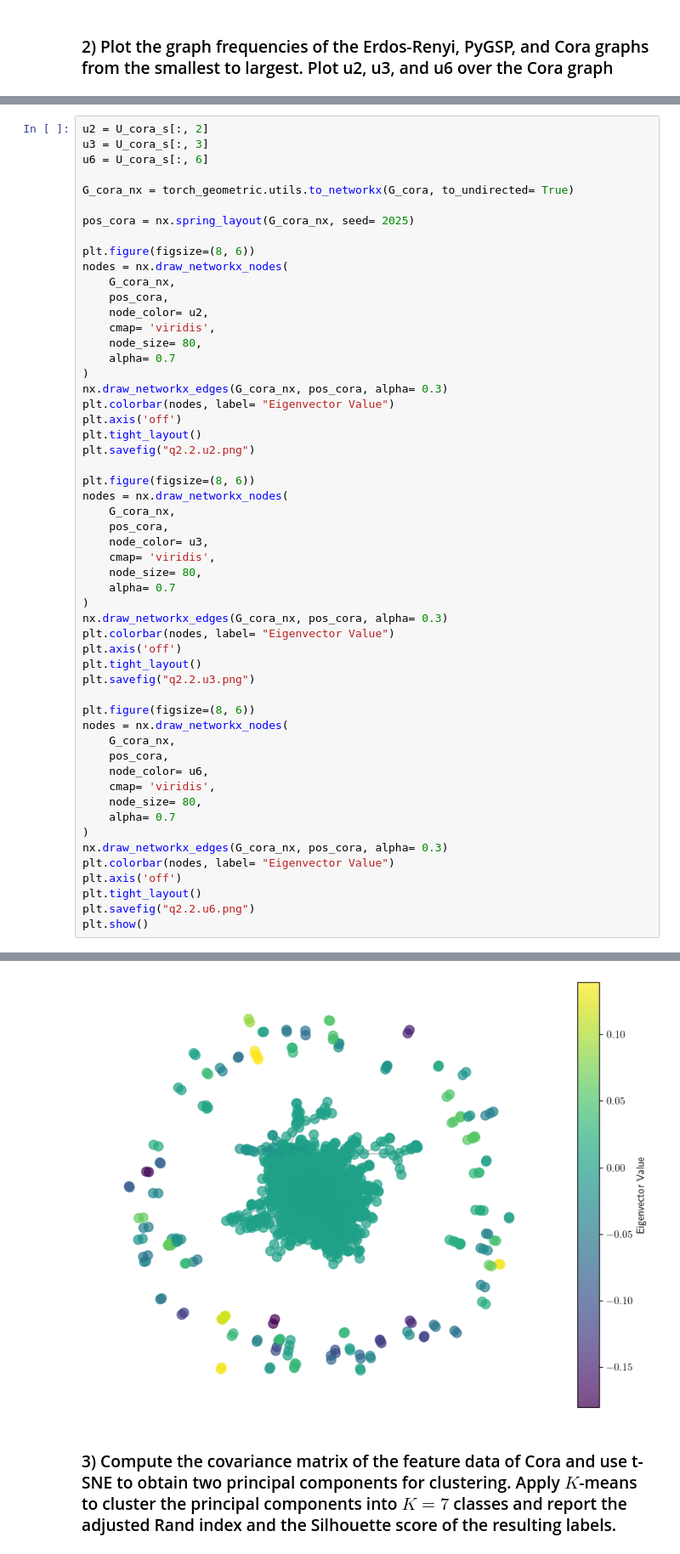
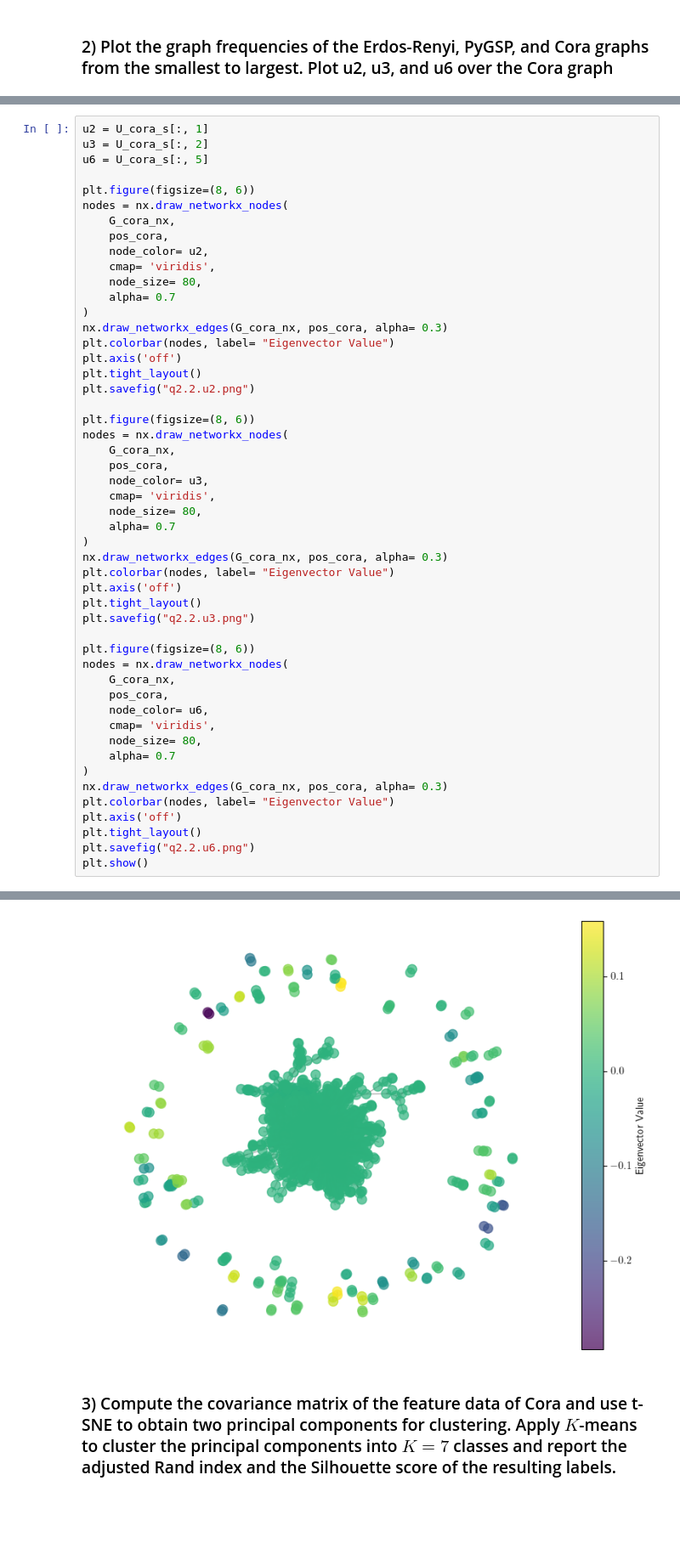
Before and after one commit to rb668/ECE-5260-rb668, a Jupyter notebook: mt2.ipynb, the cells around one changed output, grey strips where cells are left out. Shown at 85% size. Drawn from its saved outputs; the diff is of its cells as text; blank space fills up the shorter version.

```diff
--- a/mt2.ipynb
+++ b/mt2.ipynb
@@ -155,11 +194,7 @@ plt.show()
 # %%
-u2 = U_cora_s[:, 2]
-u3 = U_cora_s[:, 3]
-u6 = U_cora_s[:, 6]
-
-G_cora_nx = torch_geometric.utils.to_networkx(G_cora, to_undirected= True)
-
-pos_cora = nx.spring_layout(G_cora_nx, seed= 2025)
+u2 = U_cora_s[:, 1]
+u3 = U_cora_s[:, 2]
+u6 = U_cora_s[:, 5]
 
 plt.figure(figsize=(8, 6))
 nodes = nx.draw_networkx_nodes(
@@ -212,4 +247,4 @@ plt.show()
-[figure, old version]
+[figure, new version]
 # %% [markdown]
 ### 3) Compute the covariance matrix of the feature data of Cora and use t-SNE to obtain two principal components for clustering. Apply $K$-means to cluster the principal components into $K = 7$ classes and report the adjusted Rand index and the Silhouette score of the resulting labels.
 # %%
```
Also changed, not shown: parts of 9 cells of this notebook.
